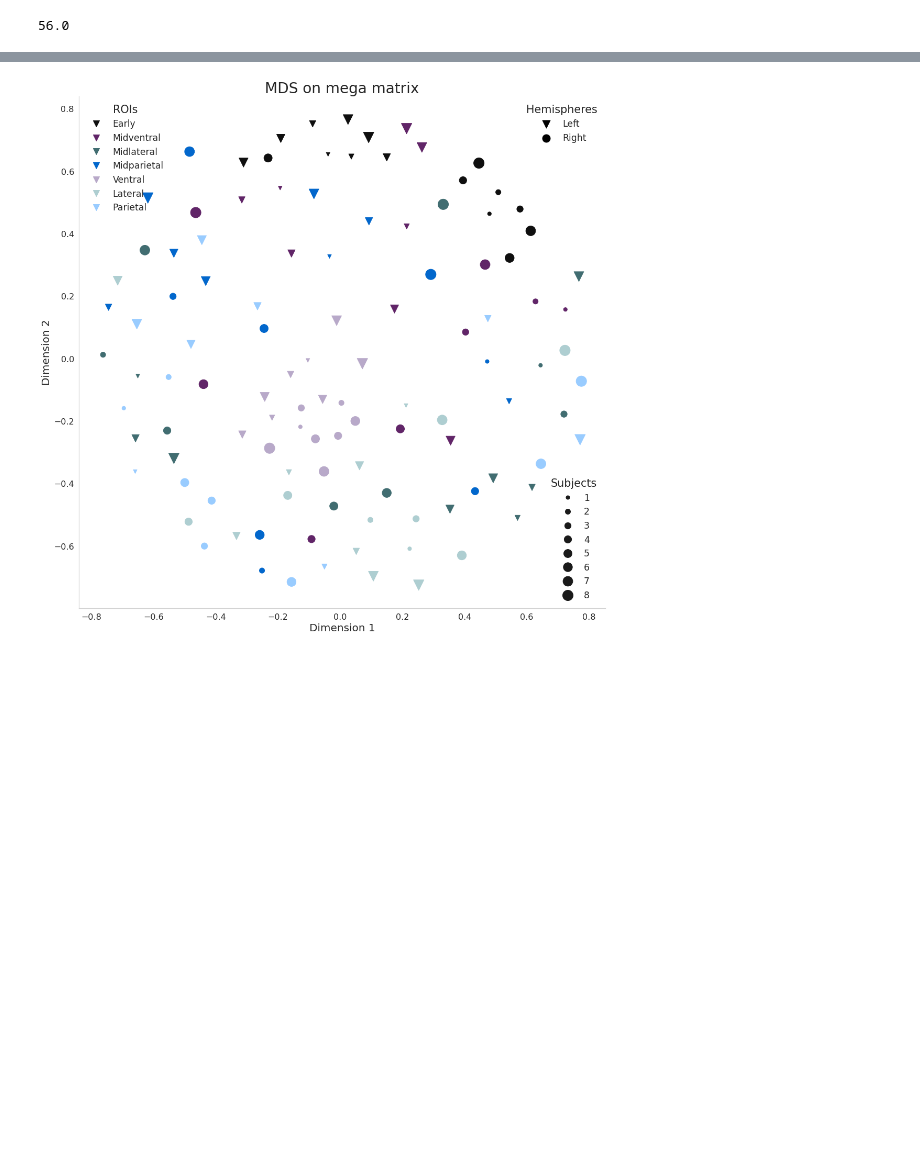
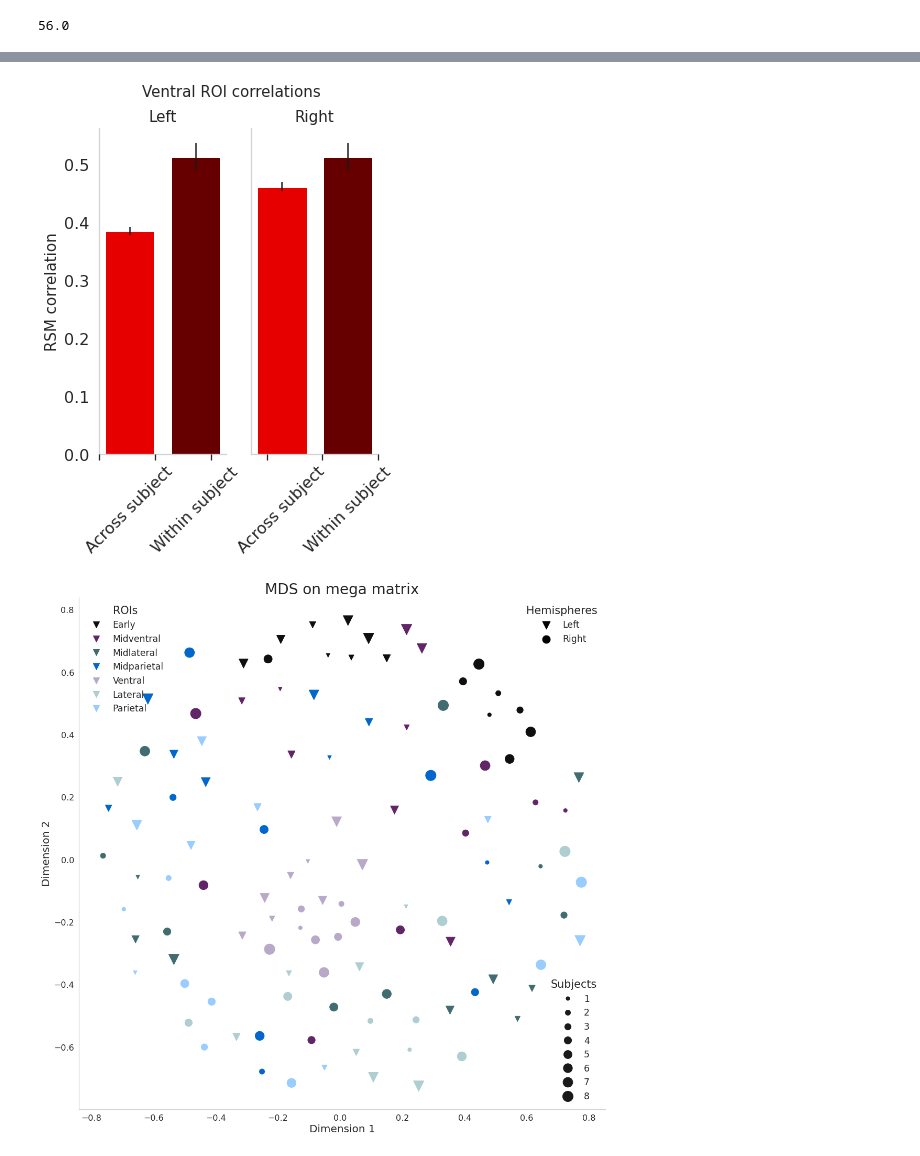
Before and after one commit to dawnfinzi/streams, a Jupyter notebook: notebooks/Whole_brain_mega_matrix_no_correction.ipynb, the cells around one changed output, grey strips where cells are left out. Cells and saved outputs as stored; diff of their text form; code cells hidden in the pictures; blank space fills up the shorter version.

```diff
--- a/notebooks/Whole_brain_mega_matrix_no_correction.ipynb
+++ b/notebooks/Whole_brain_mega_matrix_no_correction.ipynb
@@ -186,0 +235,6 @@ plt.savefig('../../../results/figures/megaMatrix_voxThresh' + str(int(thresh*100
+# %%
+diag_right = np.diagonal(right)
+vent_diag_right = diag[8*4:8*5]
+
+diag_left = np.diagonal(left)
+vent_diag_left = diag[8*4:8*5]
@@ -187,3 +250,55 @@ plt.savefig('../../../results/figures/megaMatrix_voxThresh' + str(int(thresh*100
+# %%
+import matplotlib.colors as mcolors
+
+data_r = [np.mean(within_roi_right[4]), np.mean(vent_diag_right)]
+error_r = [stats.sem(within_roi_right[4]), stats.sem(vent_diag_right)]
+
+data_l = [np.mean(within_roi_left[4]), np.mean(vent_diag_left)]
+error_l = [stats.sem(within_roi_left[4]), stats.sem(vent_diag_left)]
+
+fig, axs = plt.subplots(1, 2,figsize=(5,6), sharey=True)
+
+clist = [(0, "black"), (0.5, "red")]
+rvb = mcolors.LinearSegmentedColormap.from_list("", clist)
+
+
+width = 0.75
+xlocations = np.array(range(len(data_l)))+.1
+
+axs[0].bar(np.array(range(len(data_l)))+.1, data_l,
+        yerr=error_r, width=width, color=['#e60000', '#660000'])
+axs[0].set_title("Left", fontsize = 15)
+
+
+plt.sca(axs[0])
+plt.xticks(xlocations, ['Across subject', 'Within subject'], rotation=45)
+
+axs[1].bar(np.array(range(len(data_r)))+.1, data_r,
+        yerr=error_r, color=['#e60000', '#660000'], width=width)
+axs[1].set_title("Right", fontsize = 15)
+axs[1].xaxis.get_label().set_fontsize(20)
+
+
+plt.sca(axs[1])
+plt.xticks(np.array(range(len(data_l)))+.1,  ['Across subject', 'Within subject'], rotation=45)
+
+fig.add_subplot(111, frameon=False)
+# hide tick and tick label of the big axes
+plt.tick_params(labelcolor='none', top=False, bottom=False, left=False, right=False)
+plt.grid(False)
+plt.ylabel("RSM correlation", fontsize = 15)
+
+#plt.gca().get_yaxis().tick_left()
+plt.gca().get_xaxis().tick_bottom()
+
+plt.ylim(0,1)
+fig.suptitle("Ventral ROI correlations ", fontsize = 15)
+
+#plt.show()
+
+plt.savefig('../../../results/figures/ventral_correlations.png')
+# %% [output]
+[figure, added]
 # %%
 mega_MDS = MDS(dissimilarity='precomputed')
 x, y = mega_MDS.fit_transform(1-mega_matrix).T
```
Also changed, not shown: parts of 6 cells of this notebook, 1 other file.
